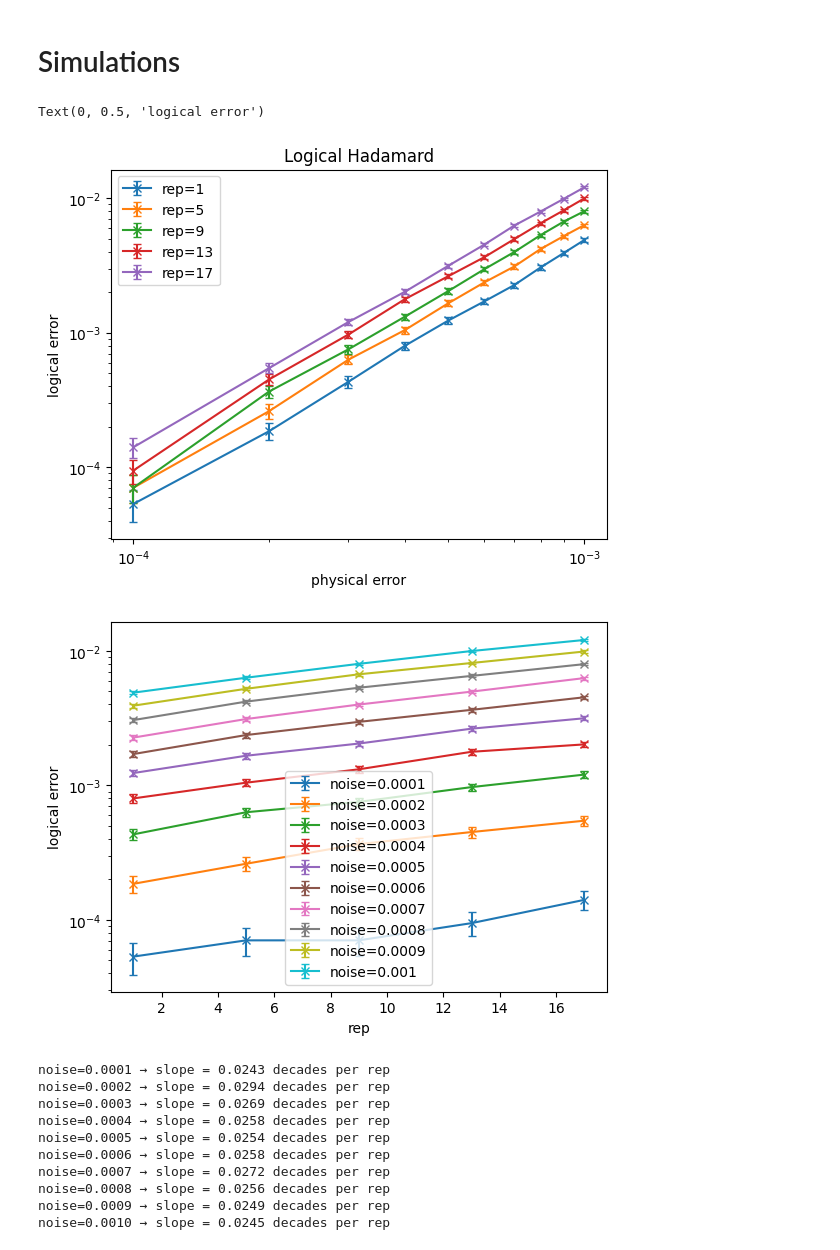
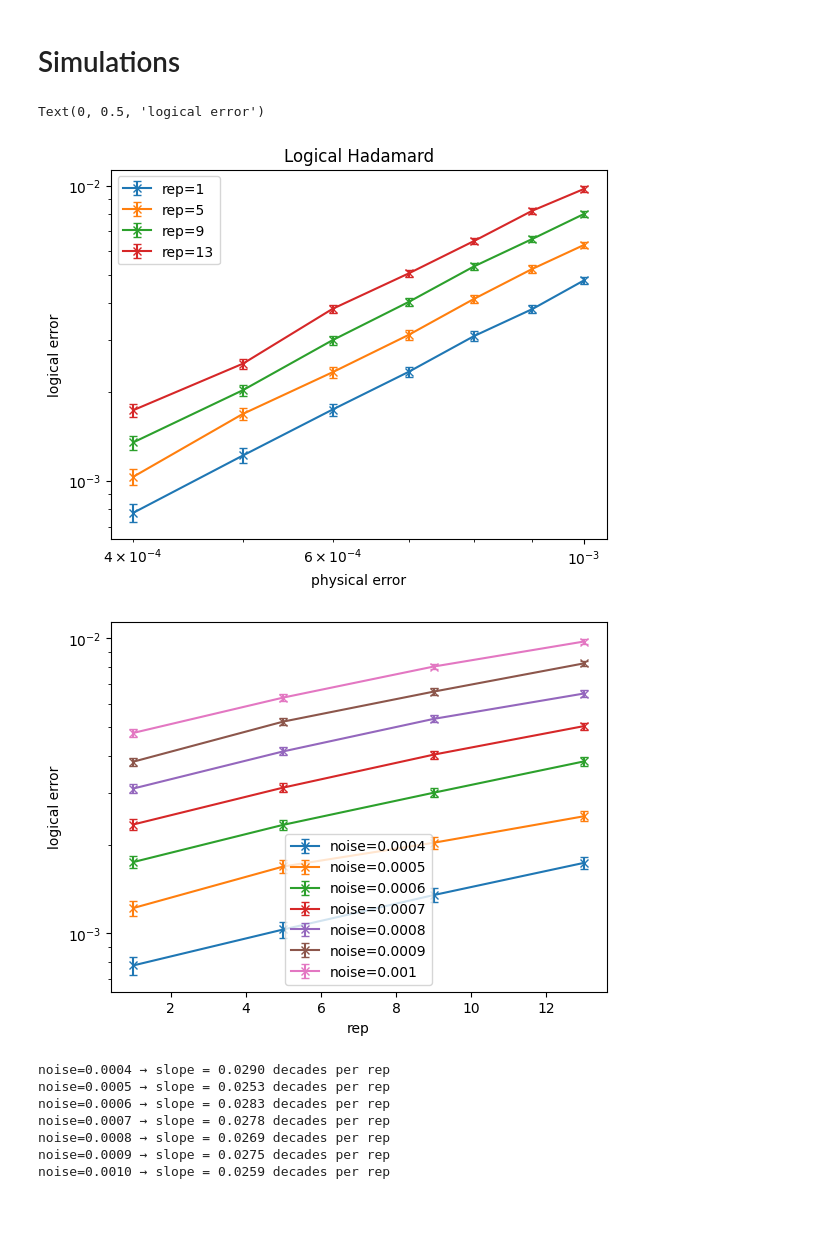
Before and after one commit to Sal7ySalt/Smallest-MSD-Protocol, a Jupyter notebook: Steane/logical_error_rate_hadamard.ipynb, the cells around one changed output. Cells and saved outputs as stored; diff of their text form; code cells hidden in the pictures; blank space fills up the shorter version.

```diff
--- a/Steane/logical_error_rate_hadamard.ipynb
+++ b/Steane/logical_error_rate_hadamard.ipynb
@@ -80,12 +80,12 @@ def decoder(dets, obs):
 # %% [markdown]
 # Simulations
 # %%
-noise_list = [0.0001, 0.0002, 0.0003, 0.0004, 0.0005, 0.0006, 0.0007, 0.0008, 0.0009, 0.001]
+noise_list = [0.0004, 0.0005, 0.0006, 0.0007, 0.0008, 0.0009, 0.001]
 shots = int(1e6)
 all_error = []
 all_unc = []
 
-for rep in range(1, 18, 4):
+for rep in range(1, 14, 4):
     logical_err = []
     unc = []
     for p1 in noise_list:
@@ -115,35 +115,35 @@ plt.xlabel('physical error')
 plt.ylabel('logical error')
 # %% [output]
 Text(0, 0.5, 'logical error')
-[figure, old version]
+[figure, new version]
 # %%
 # all_error.shape == (num_reps, num_noises)
 # uncertainties.shape == (num_reps, num_noises)
 all_error = np.array(all_error)
 all_unc = np.array(all_unc)
 num_reps, num_noises = all_error.shape
 
-x = range(1, 18 ,4)
+x = range(1, 14, 4)
 
 for k in range(num_noises):
     plt.errorbar(
         x,
         all_error[:, k],
         yerr=all_unc[:, k],
         fmt='-x',
         capsize=3,
         label=f'noise={noise_list[k]}'
     )
 
 plt.yscale('log')
 plt.legend()
 plt.xlabel('rep')
 plt.ylabel('logical error')
 plt.show()
 # %% [output]
-[figure, old version]
+[figure, new version]
 # %%
-x = np.array(list(range(1, 18, 4)))    # [1,5,9,13,17]
+x = np.array(list(range(1, 14, 4)))
 slopes = []
 
 for k, noise in enumerate(noise_list):
@@ -153,13 +153,10 @@ for k, noise in enumerate(noise_list):
     slopes.append(m)
     print(f"noise={noise:0.4f} → slope = {m:.4f} decades per rep")
 # %% [output]
-noise=0.0001 → slope = 0.0243 decades per rep
-noise=0.0002 → slope = 0.0294 decades per rep
-noise=0.0003 → slope = 0.0269 decades per rep
-noise=0.0004 → slope = 0.0258 decades per rep
-noise=0.0005 → slope = 0.0254 decades per rep
-noise=0.0006 → slope = 0.0258 decades per rep
-noise=0.0007 → slope = 0.0272 decades per rep
-noise=0.0008 → slope = 0.0256 decades per rep
-noise=0.0009 → slope = 0.0249 decades per rep
-noise=0.0010 → slope = 0.0245 decades per rep
+noise=0.0004 → slope = 0.0290 decades per rep
+noise=0.0005 → slope = 0.0253 decades per rep
+noise=0.0006 → slope = 0.0283 decades per rep
+noise=0.0007 → slope = 0.0278 decades per rep
+noise=0.0008 → slope = 0.0269 decades per rep
+noise=0.0009 → slope = 0.0275 decades per rep
+noise=0.0010 → slope = 0.0259 decades per rep
```
Also changed, not shown: parts of 1 cell of this notebook, 4 other files.
